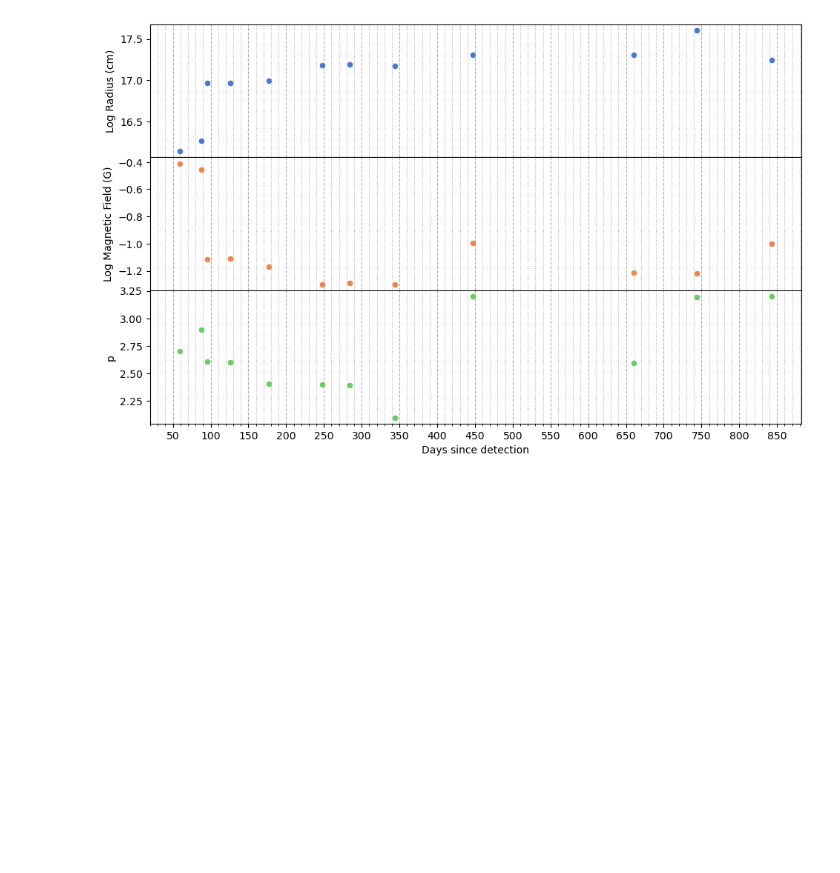
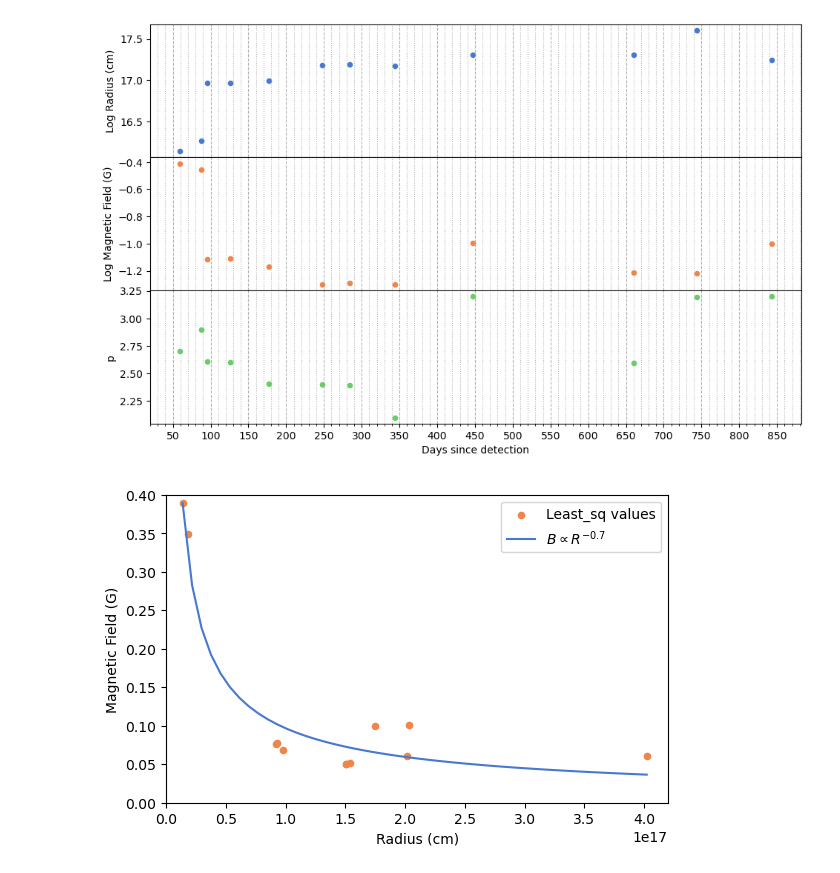
Before and after one commit to Camachoadri/JAEICU2024, a Jupyter notebook: TDE AT2019azh/TDE AT2019azh.ipynb, the cells around one changed output. Saved outputs shown, nothing was run; the diff lists cells and outputs as text; code cells hidden in the pictures; blank space fills up the shorter version.

```diff
--- a/TDE AT2019azh/TDE AT2019azh.ipynb
+++ b/TDE AT2019azh/TDE AT2019azh.ipynb
@@ -696,3 +698,20 @@ ax2.grid(axis='x', which='minor', linestyle=':')
 ax2.grid(axis='x', which='major', linestyle='--')
 # %% [output]
 [figure]
+# %%
+sizefig=4
+plt.figure(figsize=(sizefig*golden, sizefig))
+linradius= np.linspace(10**min(result['x'][14:26]),10**max(result['x'][14:26]))
+
+plt.scatter(10**result['x'][14:26], 10**result['x'][2:14], color=colors[1], s=dot_size, label='Least_sq values')
+plt.plot(linradius, 10**result['x'][2:14][0]*(linradius/(10**result['x'][14:26][0]))**(-0.7), label='$B \propto R^{-0.7}$')
+
+plt.ylabel('Magnetic Field (G)')
+plt.xlabel("Radius (cm)")
+
+plt.ylim(bottom=0, top=0.4)
+plt.xlim(left=0, right=4.2e17)
+plt.legend()
+plt.show()
+# %% [output]
+[figure, added]
```
Also changed, not shown: parts of 2 cells of this notebook.
